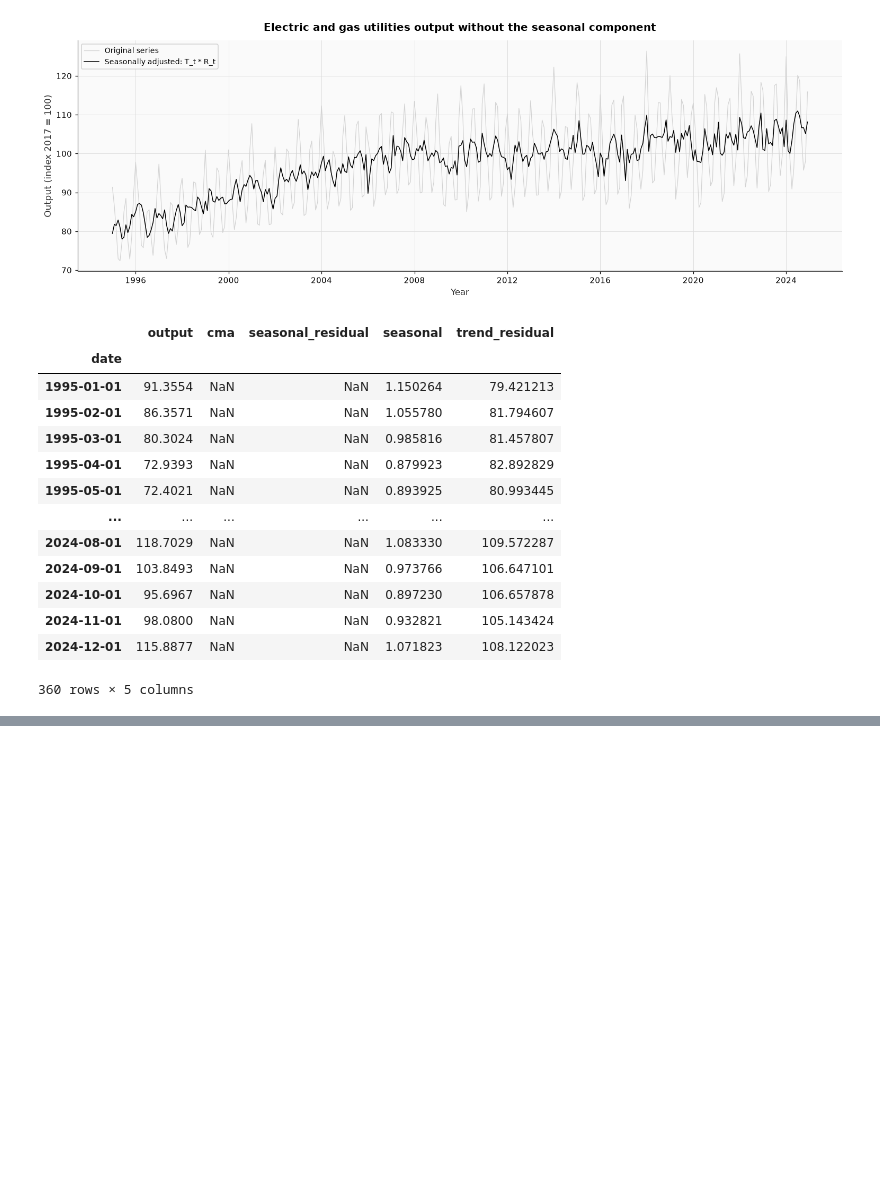
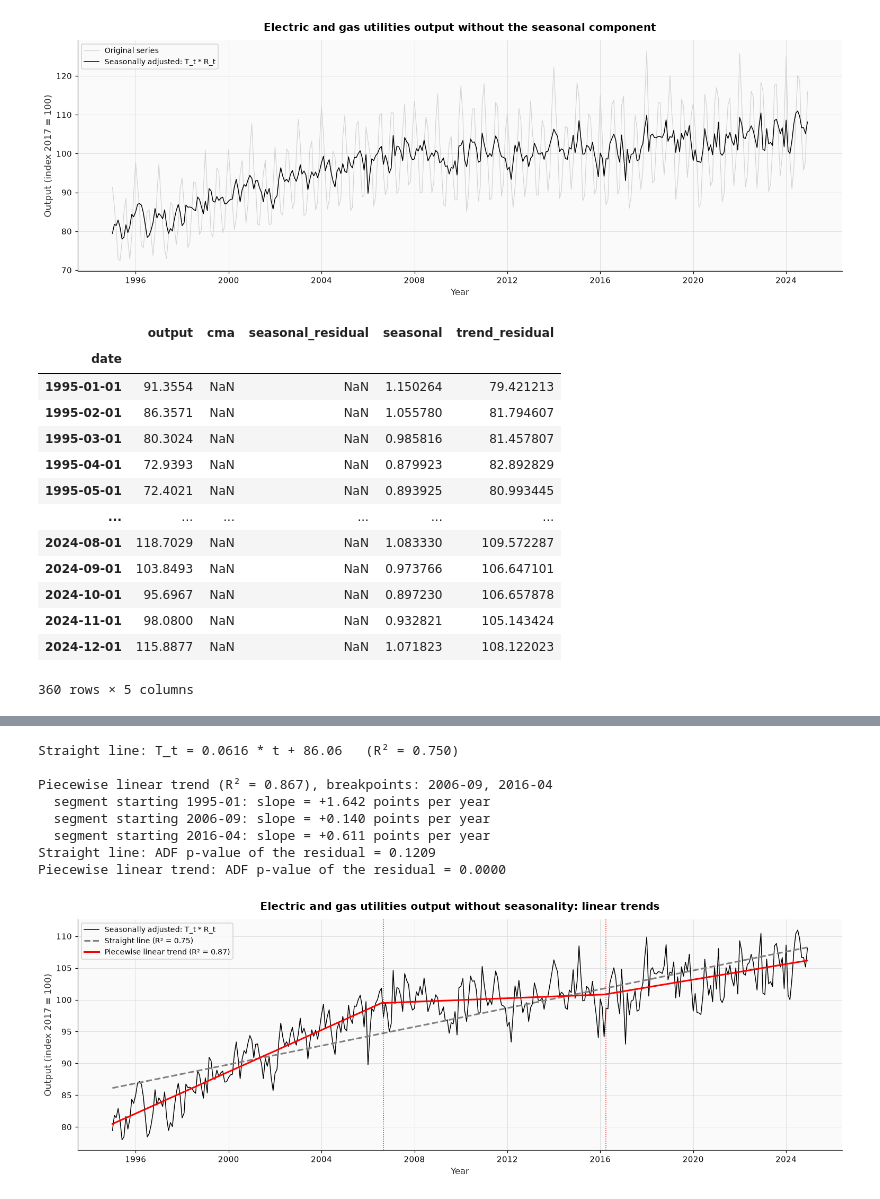
Before and after one commit to loop-enjoyer/TSA_Project, a Jupyter notebook: TSA-Project - Tanguy MANDRILLON.ipynb, the cells around one changed output, grey strips where cells are left out. Saved outputs shown, nothing was run; the diff lists cells and outputs as text; code cells hidden in the pictures; blank space fills up the shorter version.

Commit message:
ETS: piecewise linear and double exponential smoothing trends
Co-Authored-By: Claude Opus 5.5 <noreply@anthropic.com>

```diff
--- a/TSA-Project - Tanguy MANDRILLON.ipynb
+++ b/TSA-Project - Tanguy MANDRILLON.ipynb
@@ -533,0 +545,76 @@ df_train
+# %%
+import warnings
+
+import numpy as np
+from statsmodels.tsa.stattools import adfuller
+
+
+def hinge_design(t, breaks):
+    """Design matrix of a continuous piecewise linear trend: columns 1, t, (t - tau_1)+, (t - tau_2)+, ..."""
+    return np.column_stack([np.ones(len(t))] + [t] + [np.maximum(t - tau, 0) for tau in breaks])
+
+
+# Time index t = 1, 2, ..., n, one step per month
+n = len(df_train)
+t = np.arange(1, n + 1)
+y_adj = df_train["trend_residual"].to_numpy()  # seasonally adjusted series T_t * R_t
+
+# 1) Straight line T_t = a * t + b, fitted by OLS
+linear_trend = sm.OLS(y_adj, hinge_design(t, [])).fit()
+print(f"Straight line: T_t = {linear_trend.params[1]:.4f} * t + {linear_trend.params[0]:.2f}   (R² = {linear_trend.rsquared:.3f})")
+
+
+# 2) Piecewise linear trend with two breakpoints tau_1 < tau_2:
+#    T_t = b + a * t + c_1 * (t - tau_1)+ + c_2 * (t - tau_2)+
+#    The breakpoints are chosen by grid search: the pair with the smallest SSE wins.
+def sse(breaks):
+    _, ssr, *_ = np.linalg.lstsq(hinge_design(t, breaks), y_adj, rcond=None)
+    return ssr[0]
+
+
+min_segment = 36  # each segment covers at least 3 years, so a slope is never fitted on a few months
+grid = [(tau1, tau2) for tau1 in range(min_segment, n - 2 * min_segment + 1)
+        for tau2 in range(tau1 + min_segment, n - min_segment + 1)]
+breaks = list(min(grid, key=sse))
+pw_trend = sm.OLS(y_adj, hinge_design(t, breaks)).fit()
+
+# Slope of each segment, in index points per year
+segment_slopes = 12 * np.cumsum(pw_trend.params[1:])
+segment_starts = [df_train.index[0]] + [df_train.index[tau] for tau in breaks]  # the new slope applies from t = tau + 1
+print(f"\nPiecewise linear trend (R² = {pw_trend.rsquared:.3f}), breakpoints: "
+      + ", ".join(f"{d:%Y-%m}" for d in segment_starts[1:]))
+for start, slope in zip(segment_starts, segment_slopes):
+    print(f"  segment starting {start:%Y-%m}: slope = {slope:+.3f} points per year")
+
+# Quick check of the residual R_t = Y'_t / T_t of each trend: ADF test (H0: unit root), full tests in section 1.5.1
+warnings.filterwarnings("ignore", category=FutureWarning)  # adfuller return-type notice
+for name, fit in [("Straight line", linear_trend), ("Piecewise linear trend", pw_trend)]:
+    adf_p = adfuller(y_adj / fit.fittedvalues, regression="c", autolag="AIC")[1]
+    print(f"{name}: ADF p-value of the residual = {adf_p:.4f}")
+
+# Trend component T_t: the piecewise linear trend
+df_train = df_train.assign(trend_pw=pw_trend.predict(hinge_design(t, breaks)))
+
+fig, ax = plt.subplots(figsize=(14, 5))
+ax.plot(df_train.index, df_train["trend_residual"], color="black", linewidth=1, label="Seasonally adjusted: T_t * R_t")
+ax.plot(df_train.index, linear_trend.predict(hinge_design(t, [])), color="grey", linestyle="--", linewidth=2,
+        label=f"Straight line (R² = {linear_trend.rsquared:.2f})")
+ax.plot(df_train.index, df_train["trend_pw"], color="red", linewidth=2, label=f"Piecewise linear trend (R² = {pw_trend.rsquared:.2f})")
+for d in segment_starts[1:]:
+    ax.axvline(d, color="red", linestyle=":", linewidth=1)
+ax.set_title("Electric and gas utilities output without seasonality: linear trends")
+ax.set_xlabel("Year")
+ax.set_ylabel("Output (index 2017 = 100)")
+ax.legend(loc="upper left")
+plt.tight_layout()
+plt.show()
+# %% [output]
+Straight line: T_t = 0.0616 * t + 86.06   (R² = 0.750)
+
+Piecewise linear trend (R² = 0.867), breakpoints: 2006-09, 2016-04
+  segment starting 1995-01: slope = +1.642 points per year
+  segment starting 2006-09: slope = +0.140 points per year
+  segment starting 2016-04: slope = +0.611 points per year
+Straight line: ADF p-value of the residual = 0.1209
+Piecewise linear trend: ADF p-value of the residual = 0.0000
+[figure, added]
```
Also changed, not shown: parts of 9 cells of this notebook.
